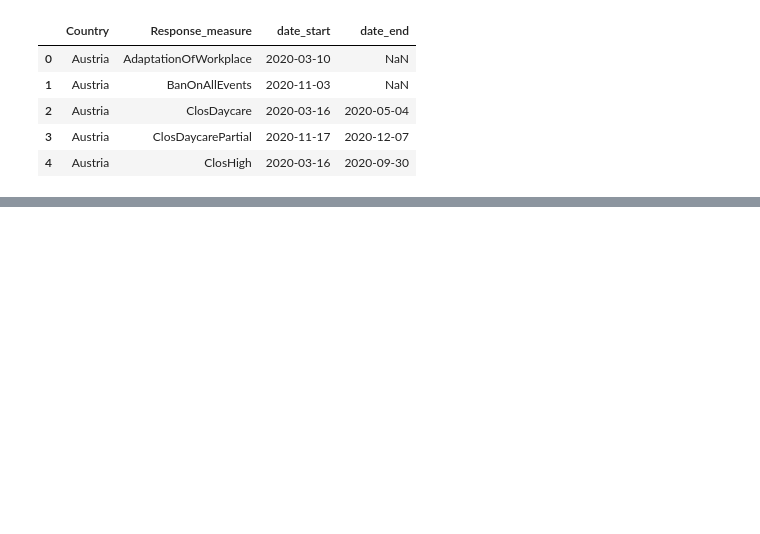
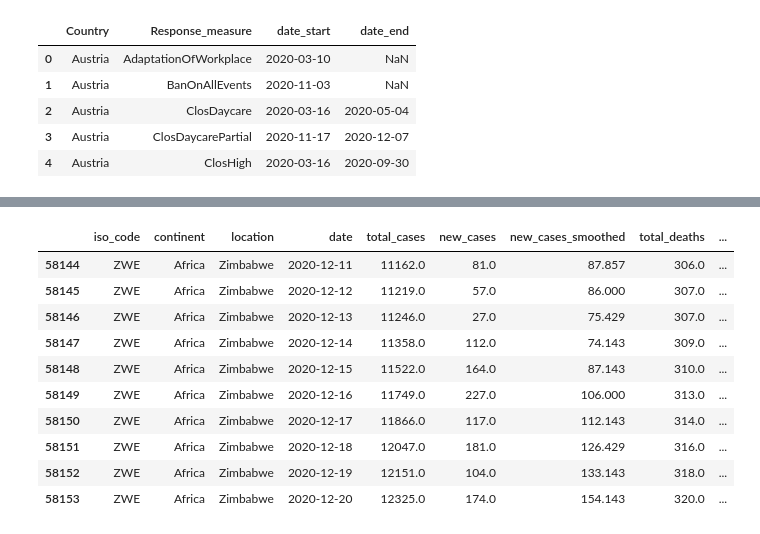
Before and after one commit to evilpegasus/datathon-spring-2021, a Jupyter notebook: EDA.ipynb, the cells around one changed output, grey strips where cells are left out. Cells and saved outputs as stored; diff of their text form; code cells hidden in the pictures; blank space fills up the shorter version.

```diff
--- a/EDA.ipynb
+++ b/EDA.ipynb
@@ -1,6 +1,10 @@
 # %%
+import datetime
 import pandas as pd
 import matplotlib.pyplot as plt
+
+# see all columns at once with scrolling
+pd.set_option('display.max_columns', 0)
 # %%
 response_df = pd.read_csv("data/2_ecdc/country_response_measures.csv")
 testing_df = pd.read_csv("data/2_ecdc/testing.csv")
@@ -25,0 +30,14 @@ SyntaxError: invalid syntax (<ipython-input-9-2acf33313e11>, line 2)
+# %%
+owid_df.tail(10)
+# %% [output]
+|  | iso_code | continent | location | date | total_cases | new_cases | new_cases_smoothed | total_deaths | ... |
+| 58144 | ZWE | Africa | Zimbabwe | 2020-12-11 | 11162.0 | 81.0 | 87.857 | 306.0 | ... |
+| 58145 | ZWE | Africa | Zimbabwe | 2020-12-12 | 11219.0 | 57.0 | 86.000 | 307.0 | ... |
+| 58146 | ZWE | Africa | Zimbabwe | 2020-12-13 | 11246.0 | 27.0 | 75.429 | 307.0 | ... |
+| 58147 | ZWE | Africa | Zimbabwe | 2020-12-14 | 11358.0 | 112.0 | 74.143 | 309.0 | ... |
+| 58148 | ZWE | Africa | Zimbabwe | 2020-12-15 | 11522.0 | 164.0 | 87.143 | 310.0 | ... |
+| 58149 | ZWE | Africa | Zimbabwe | 2020-12-16 | 11749.0 | 227.0 | 106.000 | 313.0 | ... |
+| 58150 | ZWE | Africa | Zimbabwe | 2020-12-17 | 11866.0 | 117.0 | 112.143 | 314.0 | ... |
+| 58151 | ZWE | Africa | Zimbabwe | 2020-12-18 | 12047.0 | 181.0 | 126.429 | 316.0 | ... |
+| 58152 | ZWE | Africa | Zimbabwe | 2020-12-19 | 12151.0 | 104.0 | 133.143 | 318.0 | ... |
+| 58153 | ZWE | Africa | Zimbabwe | 2020-12-20 | 12325.0 | 174.0 | 154.143 | 320.0 | ... |
```
Also changed, not shown: parts of 7 cells of this notebook.
